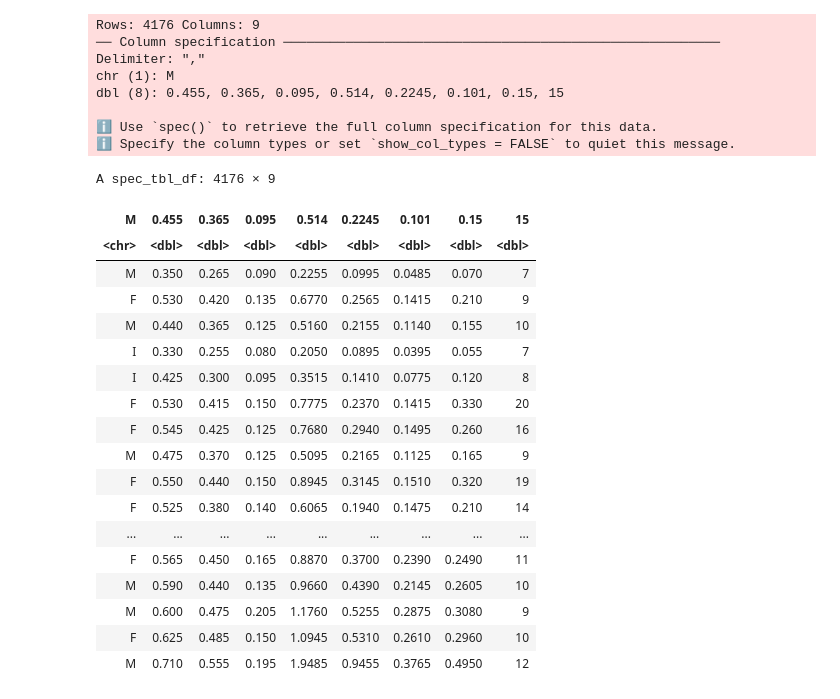
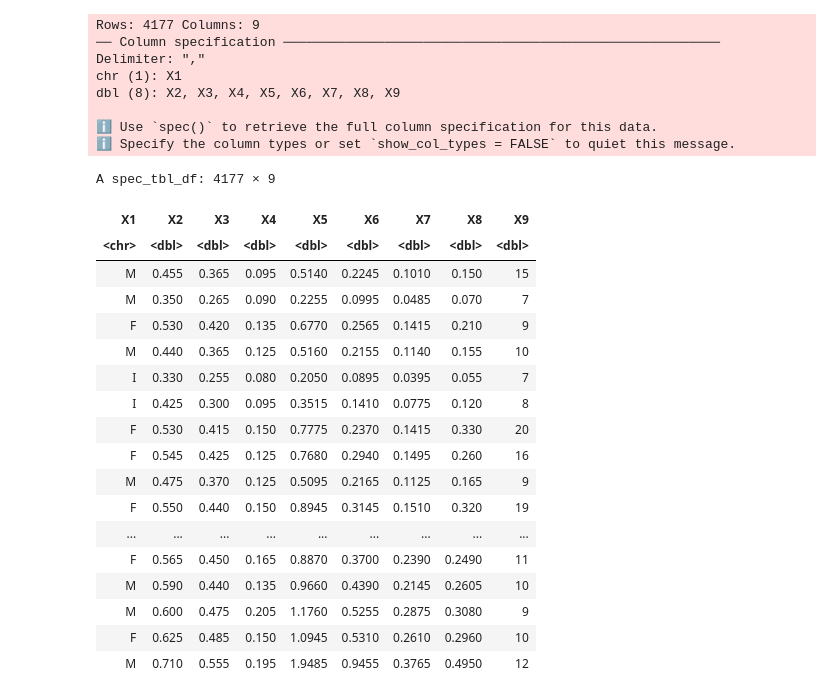
Before and after one commit to Putri99036618/PROPOSAL-FIX, a Jupyter notebook: reading data.ipynb, the cells around one changed output. Cells and saved outputs as stored; diff of their text form; code cells hidden in the pictures.

Commit message:
adding column names

```diff
--- a/reading data.ipynb
+++ b/reading data.ipynb
@@ -1,19 +1,21 @@
 # %%
+#read the data
 library(tidyverse)
-abalone_data<- read_csv("abalone.data")
+abalone_data<- read_csv("abalone.data", col_names = FALSE)
 abalone_data
 # %% [output]
-Rows: 4176 Columns: 9
+Rows: 4177 Columns: 9
 ── Column specification ────────────────────────────────────────────────────────
 Delimiter: ","
-chr (1): M
-dbl (8): 0.455, 0.365, 0.095, 0.514, 0.2245, 0.101, 0.15, 15
+chr (1): X1
+dbl (8): X2, X3, X4, X5, X6, X7, X8, X9
 
 ℹ Use `spec()` to retrieve the full column specification for this data.
 ℹ Specify the column types or set `show_col_types = FALSE` to quiet this message.
-A spec_tbl_df: 4176 × 9
+A spec_tbl_df: 4177 × 9
-| M | 0.455 | 0.365 | 0.095 | 0.514 | 0.2245 | 0.101 | 0.15 | 15 |
+| X1 | X2 | X3 | X4 | X5 | X6 | X7 | X8 | X9 |
 | <chr> | <dbl> | <dbl> | <dbl> | <dbl> | <dbl> | <dbl> | <dbl> | <dbl> |
+| M | 0.455 | 0.365 | 0.095 | 0.5140 | 0.2245 | 0.1010 | 0.150 | 15 |
 | M | 0.350 | 0.265 | 0.090 | 0.2255 | 0.0995 | 0.0485 | 0.070 | 7 |
 | F | 0.530 | 0.420 | 0.135 | 0.6770 | 0.2565 | 0.1415 | 0.210 | 9 |
 | M | 0.440 | 0.365 | 0.125 | 0.5160 | 0.2155 | 0.1140 | 0.155 | 10 |
@@ -23,7 +25,6 @@ A spec_tbl_df: 4176 × 9
 | F | 0.545 | 0.425 | 0.125 | 0.7680 | 0.2940 | 0.1495 | 0.260 | 16 |
 | M | 0.475 | 0.370 | 0.125 | 0.5095 | 0.2165 | 0.1125 | 0.165 | 9 |
 | F | 0.550 | 0.440 | 0.150 | 0.8945 | 0.3145 | 0.1510 | 0.320 | 19 |
-| F | 0.525 | 0.380 | 0.140 | 0.6065 | 0.1940 | 0.1475 | 0.210 | 14 |
 | ... | ... | ... | ... | ... | ... | ... | ... | ... |
 | F | 0.565 | 0.450 | 0.165 | 0.8870 | 0.3700 | 0.2390 | 0.2490 | 11 |
 | M | 0.590 | 0.440 | 0.135 | 0.9660 | 0.4390 | 0.2145 | 0.2605 | 10 |
```
Also changed, not shown: parts of 2 cells of this notebook.
